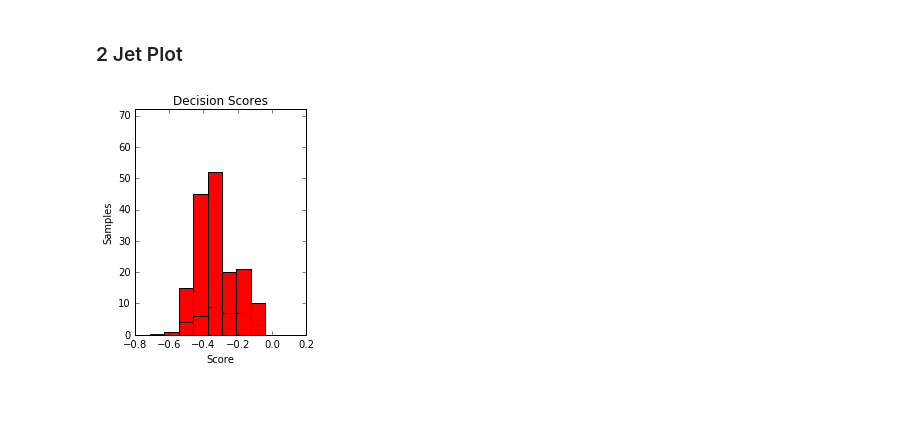
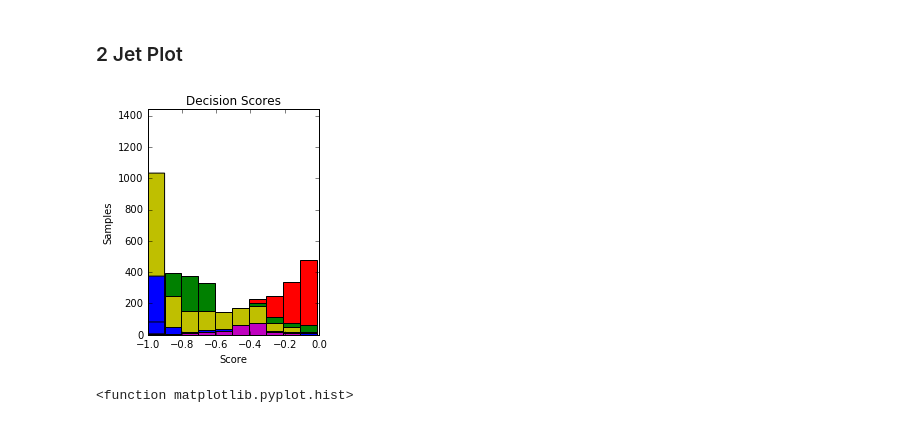
Before and after one commit to jimpala/msci-hep, a Jupyter notebook: skl_analysis/BDT_analysis.ipynb, the cells around one changed output. Cells and saved outputs as stored; diff of their text form; code cells hidden in the pictures.

```diff
--- a/skl_analysis/BDT_analysis.ipynb
+++ b/skl_analysis/BDT_analysis.ipynb
@@ -153,9 +182,11 @@ train_3jet_weights = np.array(map(lambda a: event_to_weight[a], train_3jet_event
 #################
 
 # Create BDT object.
-bdt = AdaBoostClassifier(DecisionTreeClassifier(max_depth=3),
+bdt = AdaBoostClassifier(DecisionTreeClassifier(max_depth=3, min_samples_split=0.05),
+                         learning_rate=0.15,
                          algorithm="SAMME",
-                         n_estimators=200)
+                         n_estimators=200
+                         )
 
 # Train BDT for 2 jet.
 bdt.fit(train_2jet, train_2jet_class, sample_weight=train_2jet_weights)
@@ -167,28 +198,34 @@ twoclass_output = np.array(bdt.decision_function(test_2jet))
 # %%
 # Plot decision histogram.
 plot_range = (twoclass_output.min(), twoclass_output.max())
 plt.subplot(122)
 
 plot_colors = 2*"r" + 12*"g" + "y" + 3*"b" + 3*"m"
 plot_step = 0.02
-class_names = sample_map.keys()
+class_names = ['qqZvvH125', 'qqWlvH125', 'Wbb', 'Wbc', 'Wcc', 'Wbl', 'Wcl', 'Wl',
+               'Zbb', 'Zbc', 'Zcc', 'Zbl', 'Zcl', 'Zl', 'ttbar', 'stopt', 'stops',
+               'stopWt', 'WW', 'ZZ', 'WZ']
 
-for n, c in zip(class_names[:2], plot_colors[:2]):
+for n, c in zip(class_names, plot_colors):
     plt.hist(twoclass_output[test_2jet_processes == n],
              bins=10,
              range=plot_range,
              facecolor=c,
              label='%s' % n,
              stacked=True)
 x1, x2, y1, y2 = plt.axis()
 plt.axis((x1, x2, y1, y2 * 1.2))
 # plt.legend(loc='upper right')
 plt.ylabel('Samples')
 plt.xlabel('Score')
 plt.title('Decision Scores')
 
 plt.tight_layout()
 plt.subplots_adjust(wspace=0.35)
 plt.show()
 # %% [output]
-[figure, old version]
+[figure, new version]
+# %%
+plt.hist
+# %% [output]
+<function matplotlib.pyplot.hist>
```
Also changed, not shown: parts of 2 cells of this notebook, 2 other files.
